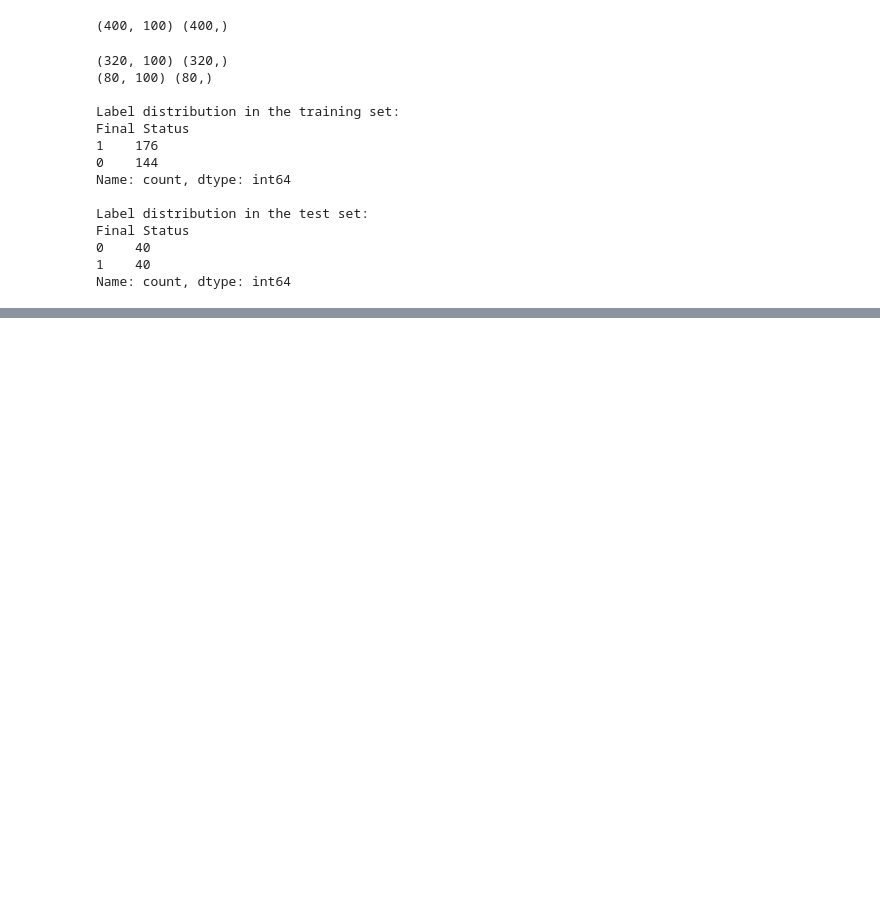
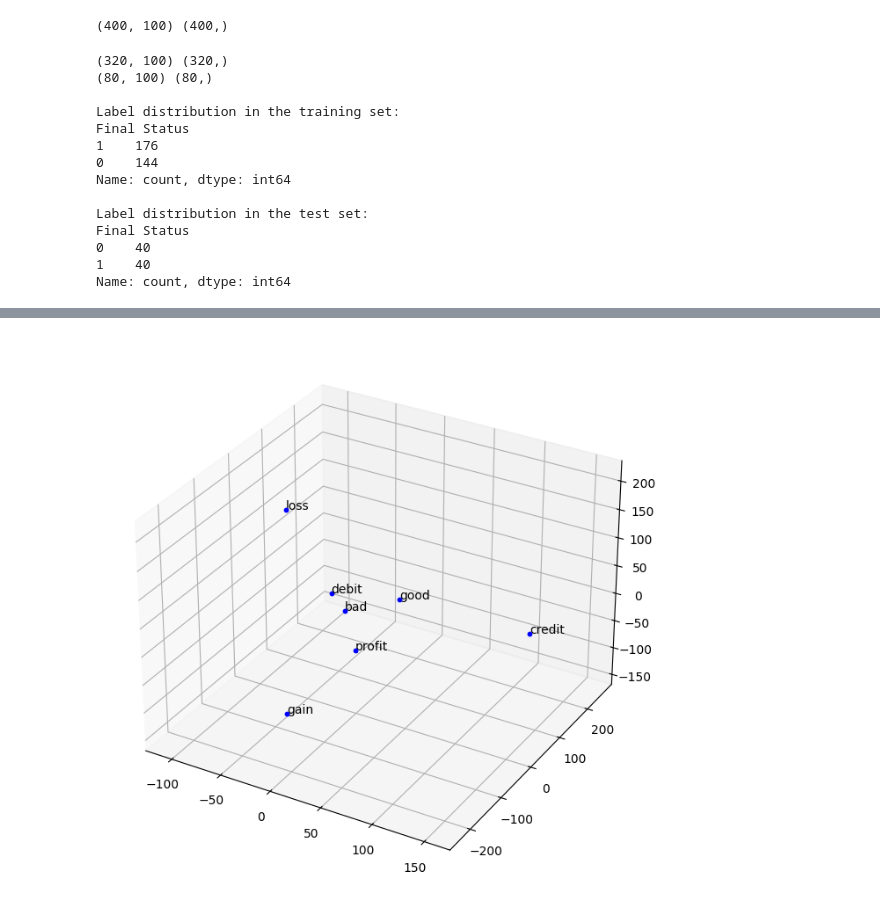
Before and after one commit to pedronunomacedo/PLN-Projects, a Jupyter notebook: 1st_project/dense_vectors_bankfin.ipynb, the cells around one changed output, grey strips where cells are left out. Drawn from its saved outputs; the diff is of its cells as text; code cells hidden in the pictures; blank space fills up the shorter version.

```diff
--- a/1st_project/dense_vectors_bankfin.ipynb
+++ b/1st_project/dense_vectors_bankfin.ipynb
@@ -456,0 +567,14 @@ F1 Score: 0.61
+# %%
+words_to_visualize = ["profit","gain","loss","good","bad","debit","credit"]
+
+reduced_embeddings, words_to_visualize = reduce_dimensions(
+    wv, num_dimensions=3, words=words_to_visualize
+)
+visualize_embeddings(
+    reduced_embeddings[:, 0],
+    reduced_embeddings[:, 1],
+    reduced_embeddings[:, 2],
+    words_to_visualize
+)
+# %% [output]
+[figure, added]
```
Also changed, not shown: parts of 18 cells of this notebook, 7 other files.
